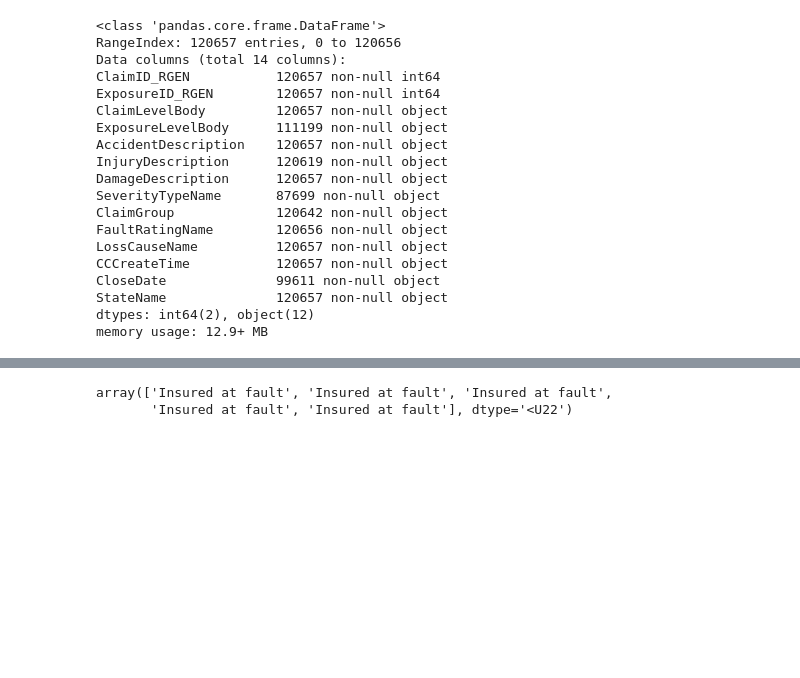
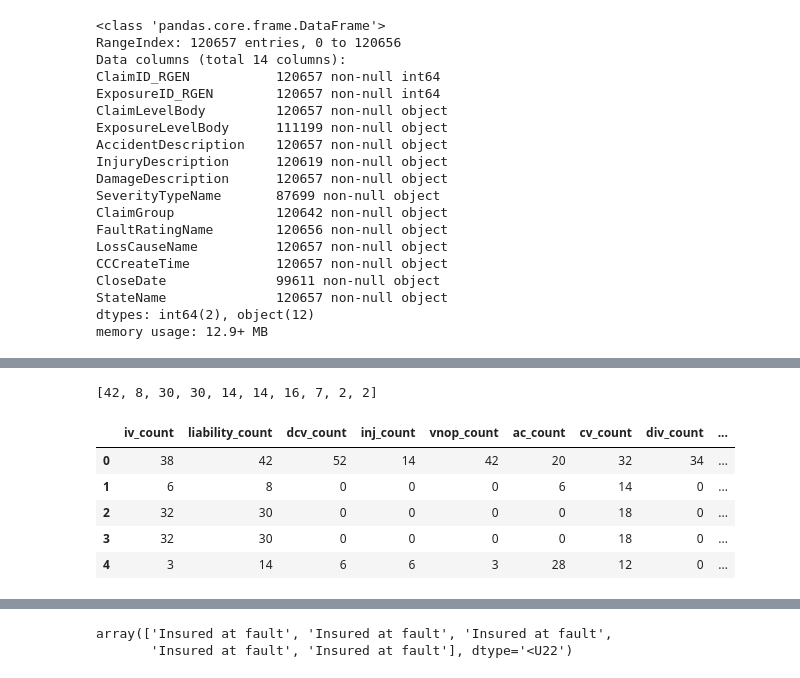
Before and after one commit to asidamo/Auto-Insuruance-finding-the-at-fault-party-with-claims-nlp, a Jupyter notebook: dq9-AM.ipynb, the cells around one changed output, grey strips where cells are left out. Drawn from its saved outputs; the diff is of its cells as text; code cells hidden in the pictures; blank space fills up the shorter version.

Commit message:
Word counts

```diff
--- a/dq9-AM.ipynb
+++ b/dq9-AM.ipynb
@@ -177,0 +220,6 @@ damage_desc_tokenized = [[token for token in word_tokenize(doc) if token.isalpha
+# %%
+word_counts_claim = [dict(Counter(doc)) for doc in claim_level_tokenized]
+word_counts_exposure = [dict(Counter(doc)) for doc in exposure_level_tokenized]
+word_counts_accident = [dict(Counter(doc)) for doc in accident_desc_tokenized]
+word_counts_injury = [dict(Counter(doc)) for doc in injury_desc_tokenized]
+word_counts_damage = [dict(Counter(doc)) for doc in damage_desc_tokenized]
@@ -177,0 +246,12 @@ damage_desc_tokenized = [[token for token in word_tokenize(doc) if token.isalpha
+# %%
+iv_list = [0] * len(word_counts_claim)
+liability_list = [0] * len(word_counts_claim)
+dcv_list = [0] * len(word_counts_claim)
+inj_list = [0] * len(word_counts_claim)
+vnop_list = [0] * len(word_counts_claim)
+ac_list = [0] * len(word_counts_claim)
+cv_list = [0] * len(word_counts_claim)
+div_list = [0] * len(word_counts_claim)
+insd_list = [0] * len(word_counts_claim)
+insured_list = [0] * len(word_counts_claim)
+clmt_list = [0] * len(word_counts_claim)
@@ -177,0 +300,4 @@ damage_desc_tokenized = [[token for token in word_tokenize(doc) if token.isalpha
+# %%
+iv_list[:10]
+# %% [output]
+[42, 8, 30, 30, 14, 14, 16, 7, 2, 2]
@@ -177,0 +306,21 @@ damage_desc_tokenized = [[token for token in word_tokenize(doc) if token.isalpha
+# %%
+word_cols = {'iv_count': iv_list,
+         'liability_count': liability_list,
+         'dcv_count': dcv_list,
+         'inj_count': inj_list,
+             'vnop_count': vnop_list,
+            'ac_count': ac_list,
+            'cv_count': cv_list,
+            'div_count': div_list,
+            'insd_count': insd_list,
+            'insured_count': insured_list}
+df_spec_word_count = pd.DataFrame.from_dict(word_cols)
+# %%
+df_spec_word_count.head()
+# %% [output]
+|  | iv_count | liability_count | dcv_count | inj_count | vnop_count | ac_count | cv_count | div_count | ... |
+| 0 | 38 | 42 | 52 | 14 | 42 | 20 | 32 | 34 | ... |
+| 1 | 6 | 8 | 0 | 0 | 0 | 6 | 14 | 0 | ... |
+| 2 | 32 | 30 | 0 | 0 | 0 | 0 | 18 | 0 | ... |
+| 3 | 32 | 30 | 0 | 0 | 0 | 0 | 18 | 0 | ... |
+| 4 | 3 | 14 | 6 | 6 | 3 | 28 | 12 | 0 | ... |
```
Also changed, not shown: parts of 31 cells of this notebook.
